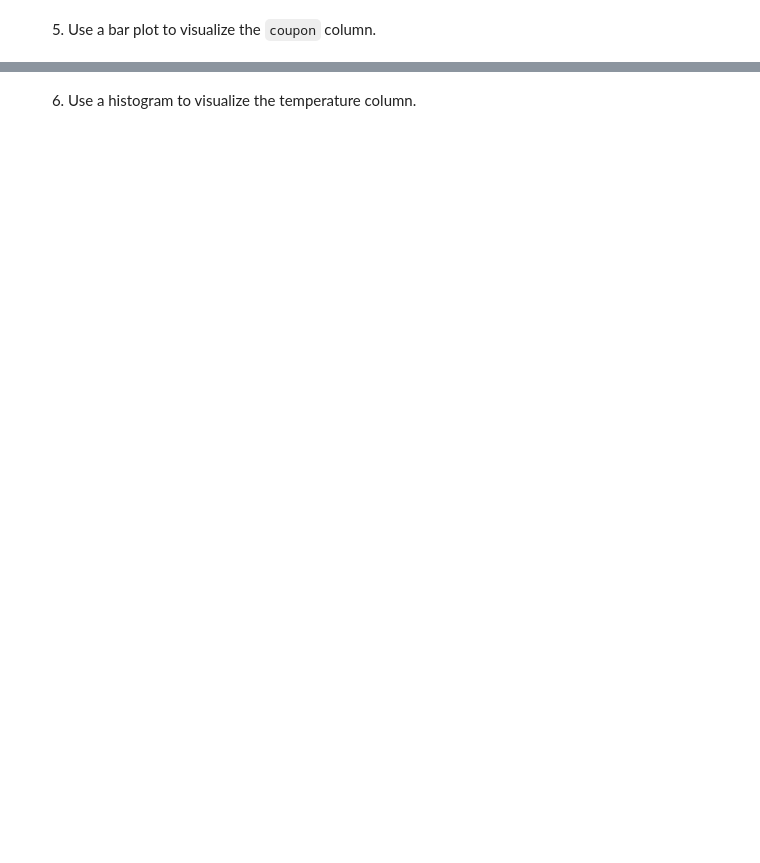
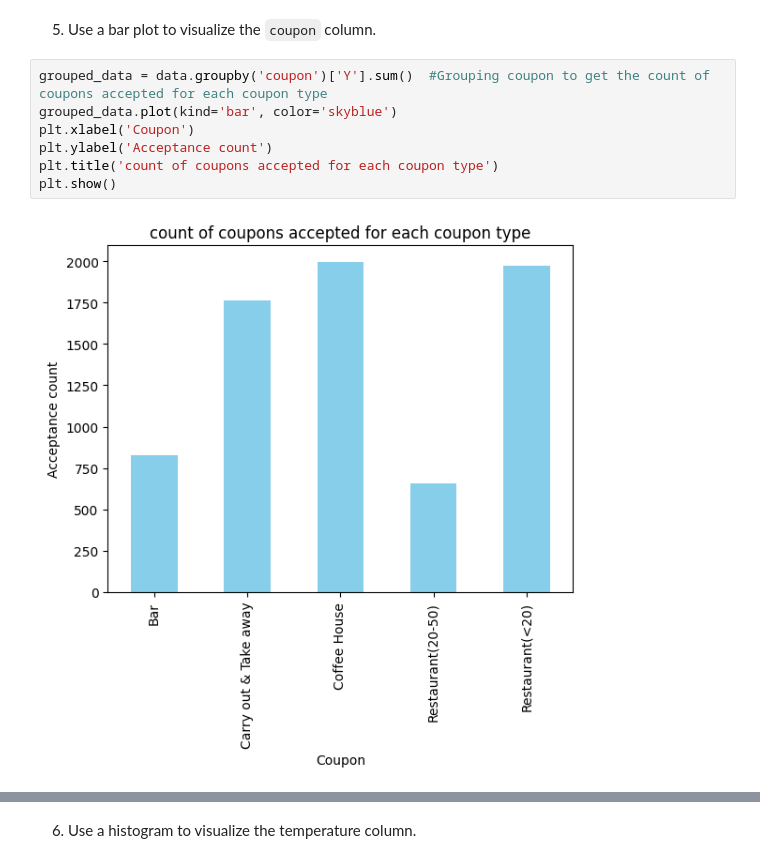
Before and after one commit to shivaallala/Customer_Coupon, a Jupyter notebook: prompt.ipynb, the cells around one changed output, grey strips where cells are left out. Saved outputs shown, nothing was run; the diff lists cells and outputs as text; blank space fills up the shorter version.

```diff
--- a/prompt.ipynb
+++ b/prompt.ipynb
@@ -132,2 +146,11 @@ data.head()
 # %% [markdown]
 5. Use a bar plot to visualize the `coupon` column.
+# %%
+grouped_data = data.groupby('coupon')['Y'].sum()  #Grouping coupon to get the count of coupons accepted for each coupon type
+grouped_data.plot(kind='bar', color='skyblue')
+plt.xlabel('Coupon')
+plt.ylabel('Acceptance count')
+plt.title('count of coupons accepted for each coupon type')
+plt.show()
+# %% [output]
+[figure, added]
```
Also changed, not shown: parts of 7 cells of this notebook.
